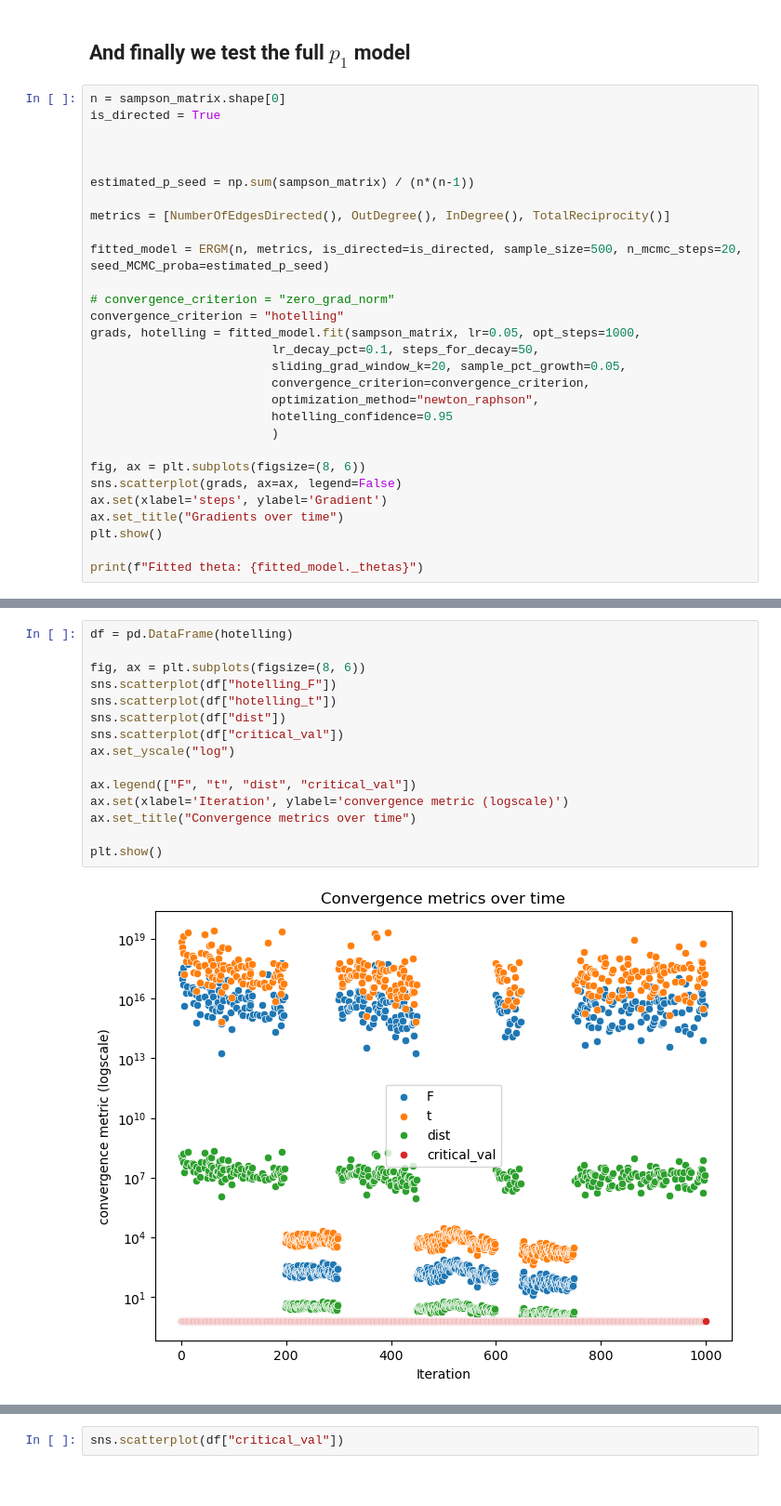
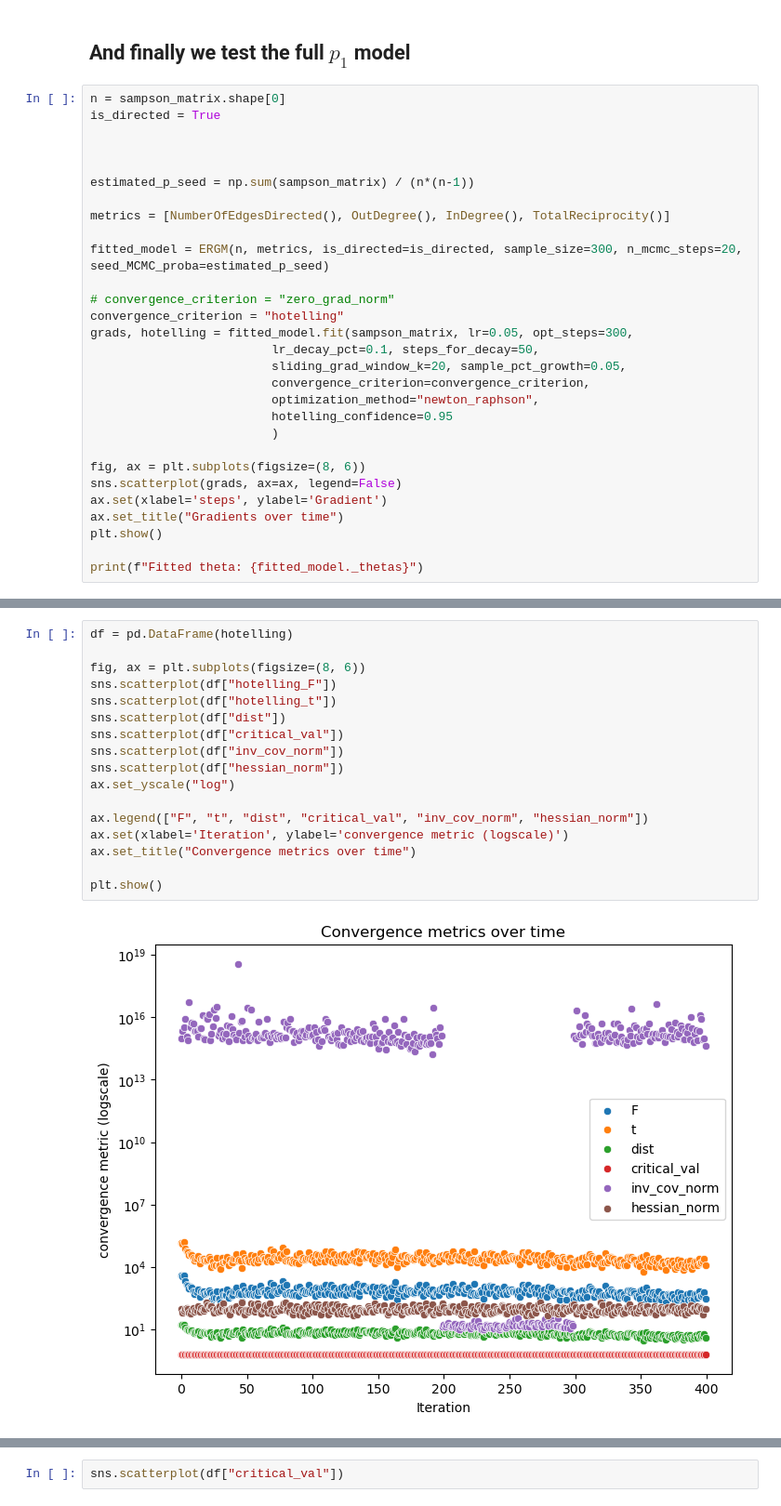
Before and after one commit to tomtalp/pyERGM, a Jupyter notebook: examples/first_example.ipynb, the cells around one changed output, grey strips where cells are left out. Shown at 93% size. Cells and saved outputs as stored; diff of their text form.

Commit message:
More fixes in cov matrix estimation

```diff
--- a/examples/first_example.ipynb
+++ b/examples/first_example.ipynb
@@ -189,11 +189,11 @@ estimated_p_seed = np.sum(sampson_matrix) / (n*(n-1))
 
 metrics = [NumberOfEdgesDirected(), OutDegree(), InDegree(), TotalReciprocity()]
 
-fitted_model = ERGM(n, metrics, is_directed=is_directed, sample_size=500, n_mcmc_steps=20, seed_MCMC_proba=estimated_p_seed)
+fitted_model = ERGM(n, metrics, is_directed=is_directed, sample_size=300, n_mcmc_steps=20, seed_MCMC_proba=estimated_p_seed)
 
 # convergence_criterion = "zero_grad_norm"
 convergence_criterion = "hotelling"
-grads, hotelling = fitted_model.fit(sampson_matrix, lr=0.05, opt_steps=1000,
+grads, hotelling = fitted_model.fit(sampson_matrix, lr=0.05, opt_steps=300,
                          lr_decay_pct=0.1, steps_for_decay=50,
                          sliding_grad_window_k=20, sample_pct_growth=0.05,
                          convergence_criterion=convergence_criterion,
@@ -244,20 +232,22 @@ Fitted theta: [-1.33916666 -0.28106367  1.64678695  0.45700705  0.18865847  1.44
 # %%
 df = pd.DataFrame(hotelling)
 
 fig, ax = plt.subplots(figsize=(8, 6))
 sns.scatterplot(df["hotelling_F"])
 sns.scatterplot(df["hotelling_t"])
 sns.scatterplot(df["dist"])
 sns.scatterplot(df["critical_val"])
+sns.scatterplot(df["inv_cov_norm"])
+sns.scatterplot(df["hessian_norm"])
 ax.set_yscale("log")
 
-ax.legend(["F", "t", "dist", "critical_val"])
+ax.legend(["F", "t", "dist", "critical_val", "inv_cov_norm", "hessian_norm"])
 ax.set(xlabel='Iteration', ylabel='convergence metric (logscale)')
 ax.set_title("Convergence metrics over time")
 
 plt.show()
 # %% [output]
-[figure, old version]
+[figure, new version]
 # %%
 true_values = {"edges":      -1.1761, "sender2":    -0.2945, "sender3":     1.4141, "sender4":     0.3662, "sender5":     0.1315, "sender6":     1.2148, "sender7":     0.6055,
 "sender8":     1.3609, "sender9":     0.6402, "sender10":    2.0639, "sender11":    1.4355, "sender12":   -0.1681, "sender13":   -0.2322, "sender14":    0.5841, "sender15":    1.8600,
```
Also changed, not shown: parts of 2 cells of this notebook, 1 other file.
